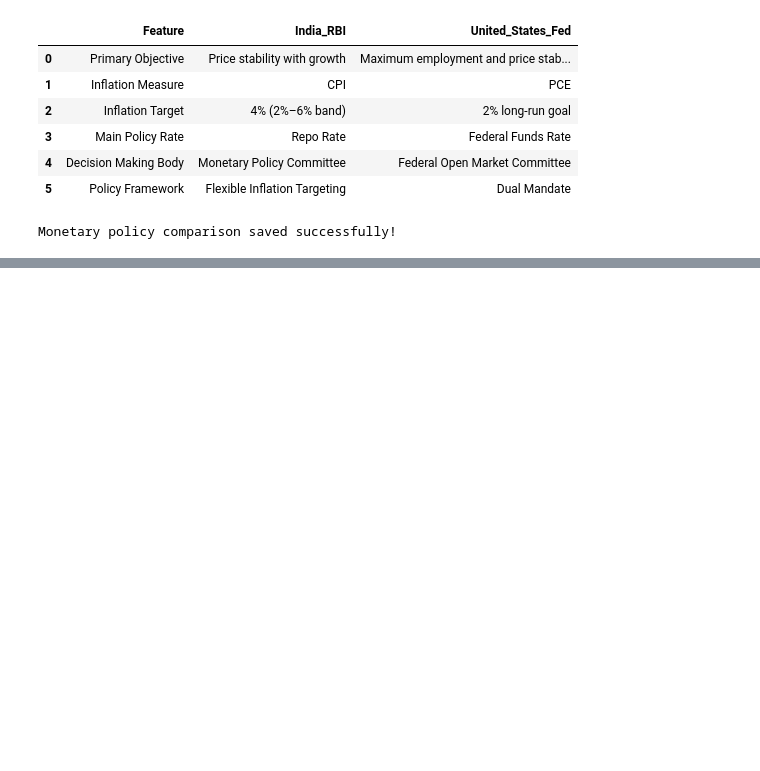
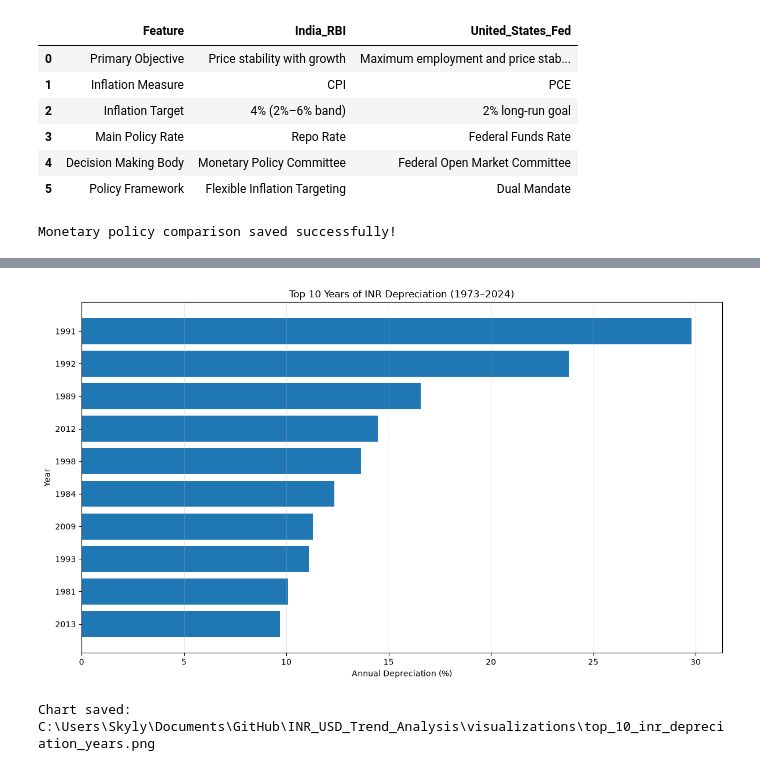
Before and after one commit to sravyajasthi/INR_USD_Trend_Analysis, a Jupyter notebook: notebooks/04_India_US_Comparison.ipynb, the cells around one changed output, grey strips where cells are left out. Drawn from its saved outputs; the diff is of its cells as text; code cells hidden in the pictures; blank space fills up the shorter version.

```diff
--- a/notebooks/04_India_US_Comparison.ipynb
+++ b/notebooks/04_India_US_Comparison.ipynb
@@ -350,0 +763,8 @@ sarima_actual_vs_predicted.png
+# %%
+exchange_rate = pd.read_csv(
+    project_dir / "data" / "raw" /
+    "inr_usd_fred_1973_2024.csv"
+)
+
+print(exchange_rate.columns.tolist())
+display(exchange_rate.head())
@@ -350,0 +851,32 @@ sarima_actual_vs_predicted.png
+# %%
+# Visualize top 10 INR depreciation years
+
+top_10 = annual_exchange.nlargest(
+    10, "INR_Depreciation_%"
+).sort_values("INR_Depreciation_%")
+
+plt.figure(figsize=(12, 7))
+
+plt.barh(
+    top_10["Year"].astype(str),
+    top_10["INR_Depreciation_%"]
+)
+
+plt.title("Top 10 Years of INR Depreciation (1973–2024)")
+plt.xlabel("Annual Depreciation (%)")
+plt.ylabel("Year")
+plt.grid(axis="x", alpha=0.3)
+plt.tight_layout()
+
+output_path = (
+    project_dir / "visualizations" /
+    "top_10_inr_depreciation_years.png"
+)
+
+plt.savefig(output_path, dpi=300, bbox_inches="tight")
+plt.show()
+
+print("Chart saved:", output_path)
+# %% [output]
+[figure, added]
+Chart saved: C:\Users\Skyly\Documents\GitHub\INR_USD_Trend_Analysis\visualizations\top_10_inr_depreciation_years.png
```
Also changed, not shown: parts of 16 cells of this notebook, 9 other files.
